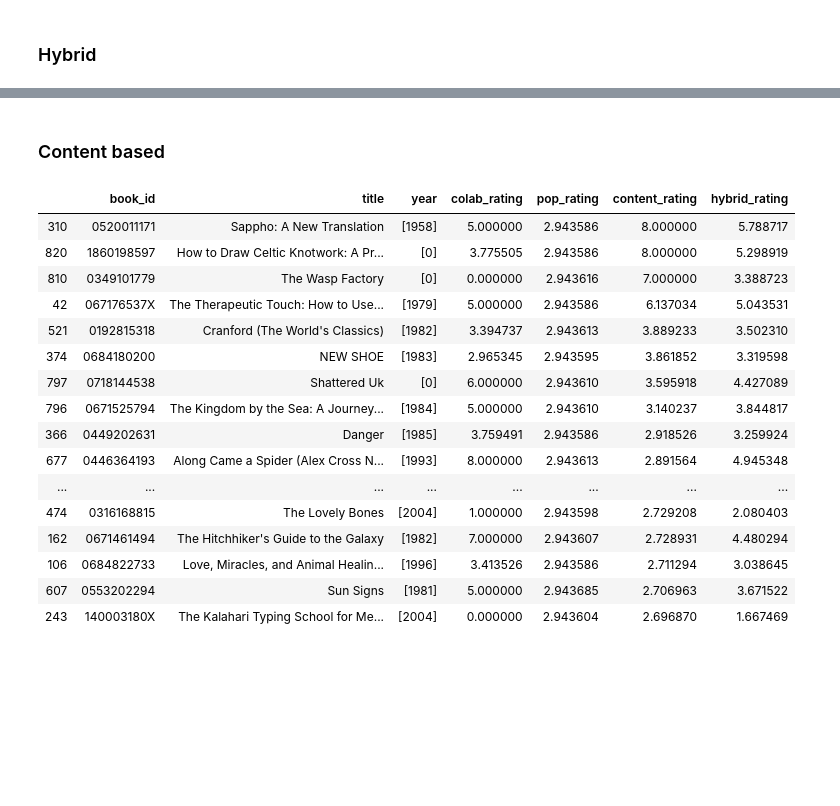
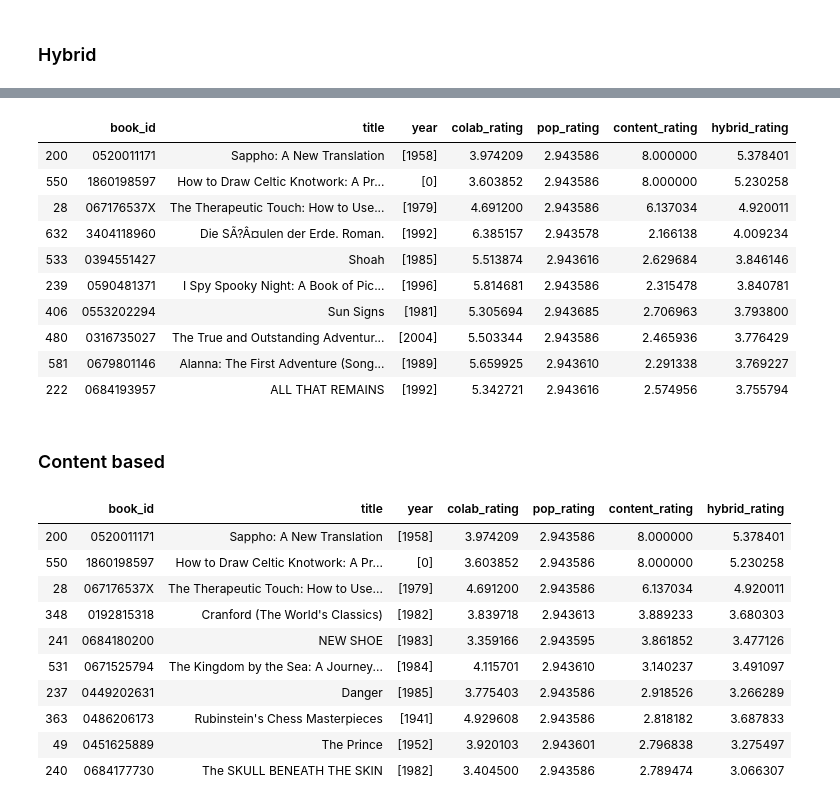
Before and after one commit to mcPear/recommender-systems-playground, a Jupyter notebook: hybrid/HybrydRS.ipynb, the cells around one changed output, grey strips where cells are left out. Cells and saved outputs as stored; diff of their text form; code cells hidden in the pictures; blank space fills up the shorter version.

```diff
--- a/hybrid/HybrydRS.ipynb
+++ b/hybrid/HybrydRS.ipynb
@@ -244,5 +271,5 @@ h = hybrid(userId,ratings)
 # %%
-h.res=h.res.rename(columns={"Book ID": "book_id", "Title": "title","Hybrid Rating":"hybrid_rating","Colaborative Rating":"colab_rating", "Content Rating":"content_rating", "Popularity Rating":"pop_rating"})
+h.res=h.res.rename(columns={"Book ID": "book_id", "Title": "title","Hybrid Rating":"hybrid_rating","Collaborative Rating":"colab_rating", "Content Rating":"content_rating", "Popularity Rating":"pop_rating"})
 # %% [markdown]
 ### USER CHARACTER
 # %%
@@ -298,22 +305,32 @@ h.res.head(20)
+# %%
+hyb_res=h.res.sort_values(by=['hybrid_rating'],ascending=False)
+hyb_res.head(10)
+# %% [output]
+|  | book_id | title | year | colab_rating | pop_rating | content_rating | hybrid_rating |
+| 200 | 0520011171 | Sappho: A New Translation | [1958] | 3.974209 | 2.943586 | 8.000000 | 5.378401 |
+| 550 | 1860198597 | How to Draw Celtic Knotwork: A Pr... | [0] | 3.603852 | 2.943586 | 8.000000 | 5.230258 |
+| 28 | 067176537X | The Therapeutic Touch: How to Use... | [1979] | 4.691200 | 2.943586 | 6.137034 | 4.920011 |
+| 632 | 3404118960 | Die SÃ?Â¤ulen der Erde. Roman. | [1992] | 6.385157 | 2.943578 | 2.166138 | 4.009234 |
+| 533 | 0394551427 | Shoah | [1985] | 5.513874 | 2.943616 | 2.629684 | 3.846146 |
+| 239 | 0590481371 | I Spy Spooky Night: A Book of Pic... | [1996] | 5.814681 | 2.943586 | 2.315478 | 3.840781 |
+| 406 | 0553202294 | Sun Signs | [1981] | 5.305694 | 2.943685 | 2.706963 | 3.793800 |
+| 480 | 0316735027 | The True and Outstanding Adventur... | [2004] | 5.503344 | 2.943586 | 2.465936 | 3.776429 |
+| 581 | 0679801146 | Alanna: The First Adventure (Song... | [1989] | 5.659925 | 2.943610 | 2.291338 | 3.769227 |
+| 222 | 0684193957 | ALL THAT REMAINS | [1992] | 5.342721 | 2.943616 | 2.574956 | 3.755794 |
 # %% [markdown]
 ### Content based
 # %%
-h.res.sort_values(by=['content_rating'],ascending=False).head(20)
+cont_res=h.res.sort_values(by=['content_rating'],ascending=False)
+cont_res.head(10)
 # %% [output]
 |  | book_id | title | year | colab_rating | pop_rating | content_rating | hybrid_rating |
-| 310 | 0520011171 | Sappho: A New Translation | [1958] | 5.000000 | 2.943586 | 8.000000 | 5.788717 |
-| 820 | 1860198597 | How to Draw Celtic Knotwork: A Pr... | [0] | 3.775505 | 2.943586 | 8.000000 | 5.298919 |
-| 810 | 0349101779 | The Wasp Factory | [0] | 0.000000 | 2.943616 | 7.000000 | 3.388723 |
-| 42 | 067176537X | The Therapeutic Touch: How to Use... | [1979] | 5.000000 | 2.943586 | 6.137034 | 5.043531 |
-| 521 | 0192815318 | Cranford (The World's Classics) | [1982] | 3.394737 | 2.943613 | 3.889233 | 3.502310 |
-| 374 | 0684180200 | NEW SHOE | [1983] | 2.965345 | 2.943595 | 3.861852 | 3.319598 |
-| 797 | 0718144538 | Shattered Uk | [0] | 6.000000 | 2.943610 | 3.595918 | 4.427089 |
-| 796 | 0671525794 | The Kingdom by the Sea: A Journey... | [1984] | 5.000000 | 2.943610 | 3.140237 | 3.844817 |
-| 366 | 0449202631 | Danger | [1985] | 3.759491 | 2.943586 | 2.918526 | 3.259924 |
-| 677 | 0446364193 | Along Came a Spider (Alex Cross N... | [1993] | 8.000000 | 2.943613 | 2.891564 | 4.945348 |
-| ... | ... | ... | ... | ... | ... | ... | ... |
-| 474 | 0316168815 | The Lovely Bones | [2004] | 1.000000 | 2.943598 | 2.729208 | 2.080403 |
-| 162 | 0671461494 | The Hitchhiker's Guide to the Galaxy | [1982] | 7.000000 | 2.943607 | 2.728931 | 4.480294 |
-| 106 | 0684822733 | Love, Miracles, and Animal Healin... | [1996] | 3.413526 | 2.943586 | 2.711294 | 3.038645 |
-| 607 | 0553202294 | Sun Signs | [1981] | 5.000000 | 2.943685 | 2.706963 | 3.671522 |
-| 243 | 140003180X | The Kalahari Typing School for Me... | [2004] | 0.000000 | 2.943604 | 2.696870 | 1.667469 |
+| 200 | 0520011171 | Sappho: A New Translation | [1958] | 3.974209 | 2.943586 | 8.000000 | 5.378401 |
+| 550 | 1860198597 | How to Draw Celtic Knotwork: A Pr... | [0] | 3.603852 | 2.943586 | 8.000000 | 5.230258 |
+| 28 | 067176537X | The Therapeutic Touch: How to Use... | [1979] | 4.691200 | 2.943586 | 6.137034 | 4.920011 |
+| 348 | 0192815318 | Cranford (The World's Classics) | [1982] | 3.839718 | 2.943613 | 3.889233 | 3.680303 |
+| 241 | 0684180200 | NEW SHOE | [1983] | 3.359166 | 2.943595 | 3.861852 | 3.477126 |
+| 531 | 0671525794 | The Kingdom by the Sea: A Journey... | [1984] | 4.115701 | 2.943610 | 3.140237 | 3.491097 |
+| 237 | 0449202631 | Danger | [1985] | 3.775403 | 2.943586 | 2.918526 | 3.266289 |
+| 363 | 0486206173 | Rubinstein's Chess Masterpieces | [1941] | 4.929608 | 2.943586 | 2.818182 | 3.687833 |
+| 49 | 0451625889 | The Prince | [1952] | 3.920103 | 2.943601 | 2.796838 | 3.275497 |
+| 240 | 0684177730 | The SKULL BENEATH THE SKIN | [1982] | 3.404500 | 2.943586 | 2.789474 | 3.066307 |
```
Also changed, not shown: parts of 20 cells of this notebook, 2 other files.
